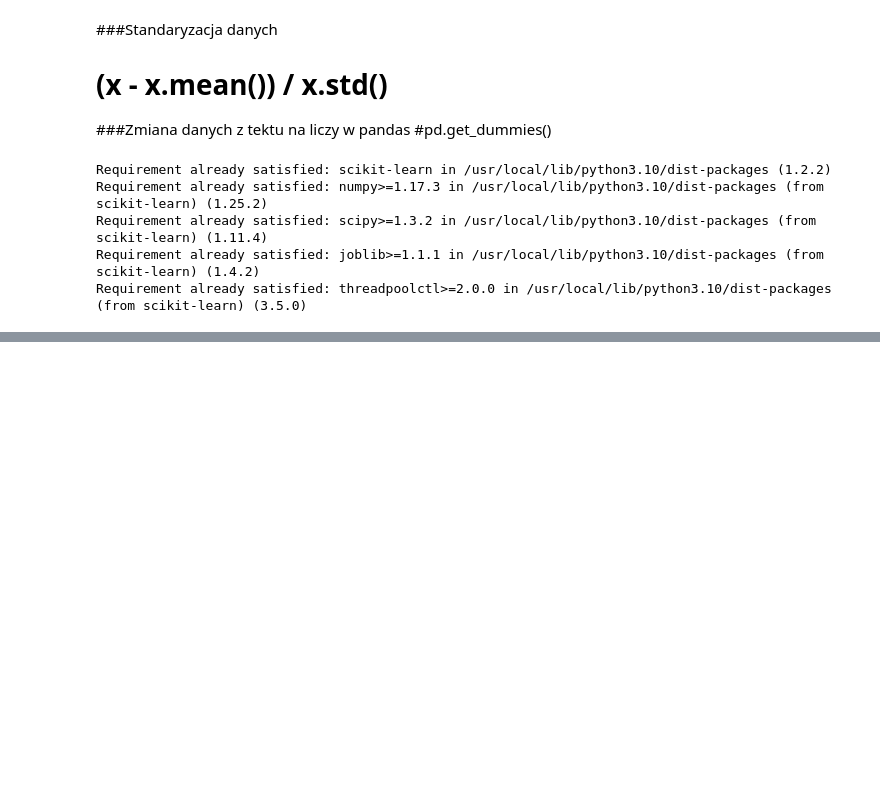
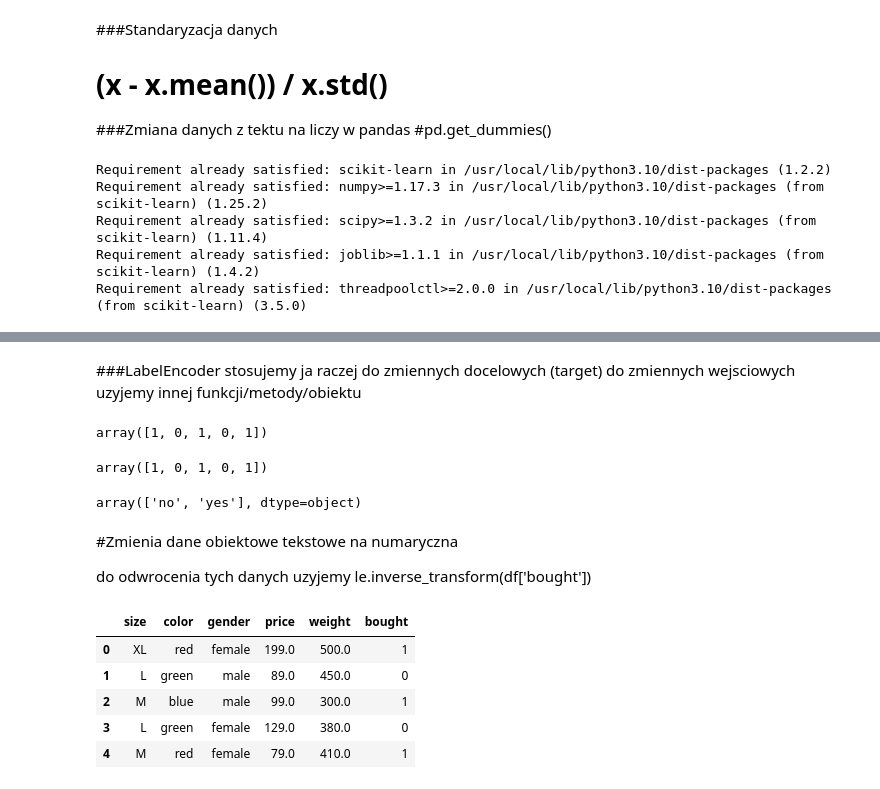
Before and after one commit to DawidSzoka1/Machine-Learning, a Jupyter notebook: data_preparation.ipynb, the cells around one changed output, grey strips where cells are left out. Drawn from its saved outputs; the diff is of its cells as text; code cells hidden in the pictures; blank space fills up the shorter version.

```diff
--- a/data_preparation.ipynb
+++ b/data_preparation.ipynb
@@ -16,0 +61,8 @@ Requirement already satisfied: threadpoolctl>=2.0.0 in /usr/local/lib/python3.10
+# %%
+for col in df.columns:
+  if col != 'weight' and col !=  'price':
+    df[col] = df[col].astype('category')
+
+df['weight'] = df['weight'].astype('float')
+
+df.info()
@@ -16,0 +97,33 @@ Requirement already satisfied: threadpoolctl>=2.0.0 in /usr/local/lib/python3.10
+# %% [markdown]
+###LabelEncoder stosujemy ja raczej do zmiennych docelowych (target) do zmiennych wejsciowych uzyjemy innej funkcji/metody/obiektu
+# %%
+from sklearn.preprocessing import LabelEncoder
+
+le = LabelEncoder()
+le.fit(df['bought'])
+le.transform(df['bought'])
+# %% [output]
+array([1, 0, 1, 0, 1])
+# %%
+le.fit_transform(df['bought'])
+# %% [output]
+array([1, 0, 1, 0, 1])
+# %%
+le.classes_
+# %% [output]
+array(['no', 'yes'], dtype=object)
+# %%
+df['bought'] = le.fit_transform(df['bought'])
+# %% [markdown]
+#Zmienia dane obiektowe tekstowe na numaryczna
+
+do odwrocenia tych danych uzyjemy le.inverse_transform(df['bought'])
+# %%
+df
+# %% [output]
+|  | size | color | gender | price | weight | bought |
+| 0 | XL | red | female | 199.0 | 500.0 | 1 |
+| 1 | L | green | male | 89.0 | 450.0 | 0 |
+| 2 | M | blue | male | 99.0 | 300.0 | 1 |
+| 3 | L | green | female | 129.0 | 380.0 | 0 |
+| 4 | M | red | female | 79.0 | 410.0 | 1 |
```
Also changed, not shown: parts of 9 cells of this notebook.
